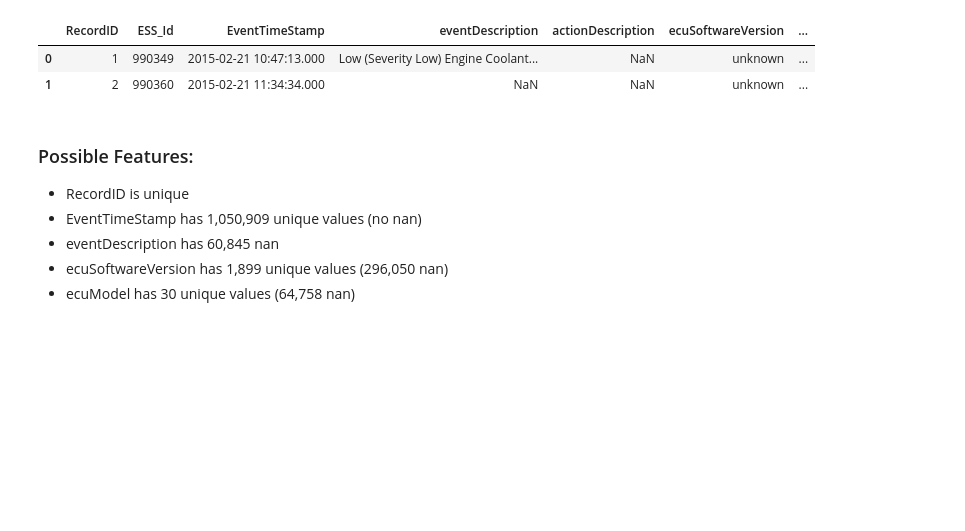
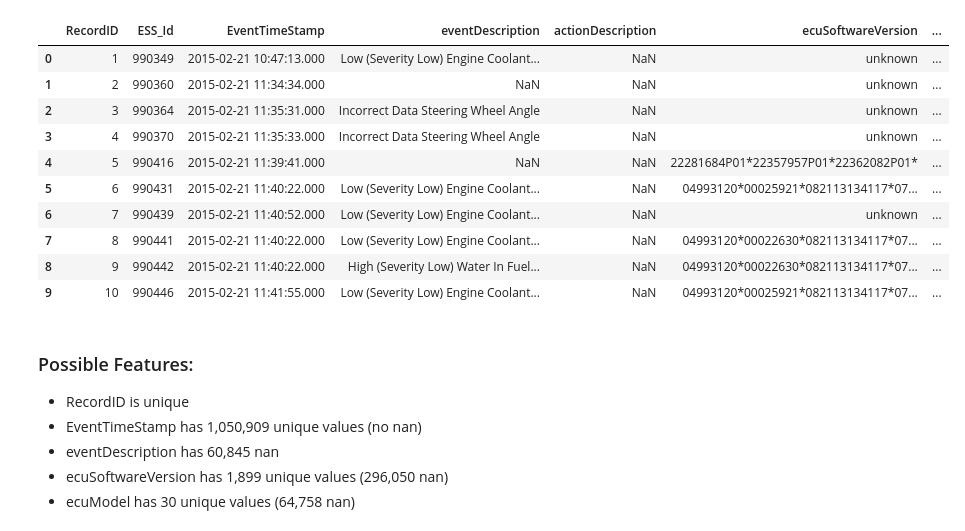
Before and after one commit to nss-data-science-cohort-9/big-g-label_free, a Jupyter notebook: notebooks/josh_data_exploration.ipynb, the cells around one changed output. Saved outputs shown, nothing was run; the diff lists cells and outputs as text; code cells hidden in the pictures; blank space fills up the shorter version.

```diff
--- a/notebooks/josh_data_exploration.ipynb
+++ b/notebooks/josh_data_exploration.ipynb
@@ -5,11 +5,19 @@ from scipy.spatial import cKDTree
 import numpy as np
 # %%
 faults = pd.read_csv("../data/J1939Faults.csv")
-faults.head(2)
+faults.head(10)
 # %% [output]
 |  | RecordID | ESS_Id | EventTimeStamp | eventDescription | actionDescription | ecuSoftwareVersion | ... |
 | 0 | 1 | 990349 | 2015-02-21 10:47:13.000 | Low (Severity Low) Engine Coolant... | NaN | unknown | ... |
 | 1 | 2 | 990360 | 2015-02-21 11:34:34.000 | NaN | NaN | unknown | ... |
+| 2 | 3 | 990364 | 2015-02-21 11:35:31.000 | Incorrect Data Steering Wheel Angle | NaN | unknown | ... |
+| 3 | 4 | 990370 | 2015-02-21 11:35:33.000 | Incorrect Data Steering Wheel Angle | NaN | unknown | ... |
+| 4 | 5 | 990416 | 2015-02-21 11:39:41.000 | NaN | NaN | 22281684P01*22357957P01*22362082P01* | ... |
+| 5 | 6 | 990431 | 2015-02-21 11:40:22.000 | Low (Severity Low) Engine Coolant... | NaN | 04993120*00025921*082113134117*07... | ... |
+| 6 | 7 | 990439 | 2015-02-21 11:40:52.000 | Low (Severity Low) Engine Coolant... | NaN | unknown | ... |
+| 7 | 8 | 990441 | 2015-02-21 11:40:22.000 | Low (Severity Low) Engine Coolant... | NaN | 04993120*00022630*082113134117*07... | ... |
+| 8 | 9 | 990442 | 2015-02-21 11:40:22.000 | High (Severity Low) Water In Fuel... | NaN | 04993120*00022630*082113134117*07... | ... |
+| 9 | 10 | 990446 | 2015-02-21 11:41:55.000 | Low (Severity Low) Engine Coolant... | NaN | 04993120*00025921*082113134117*07... | ... |
 # %% [markdown]
 ### Possible Features:
 * RecordID is unique
```
Also changed, not shown: parts of 29 cells of this notebook.
